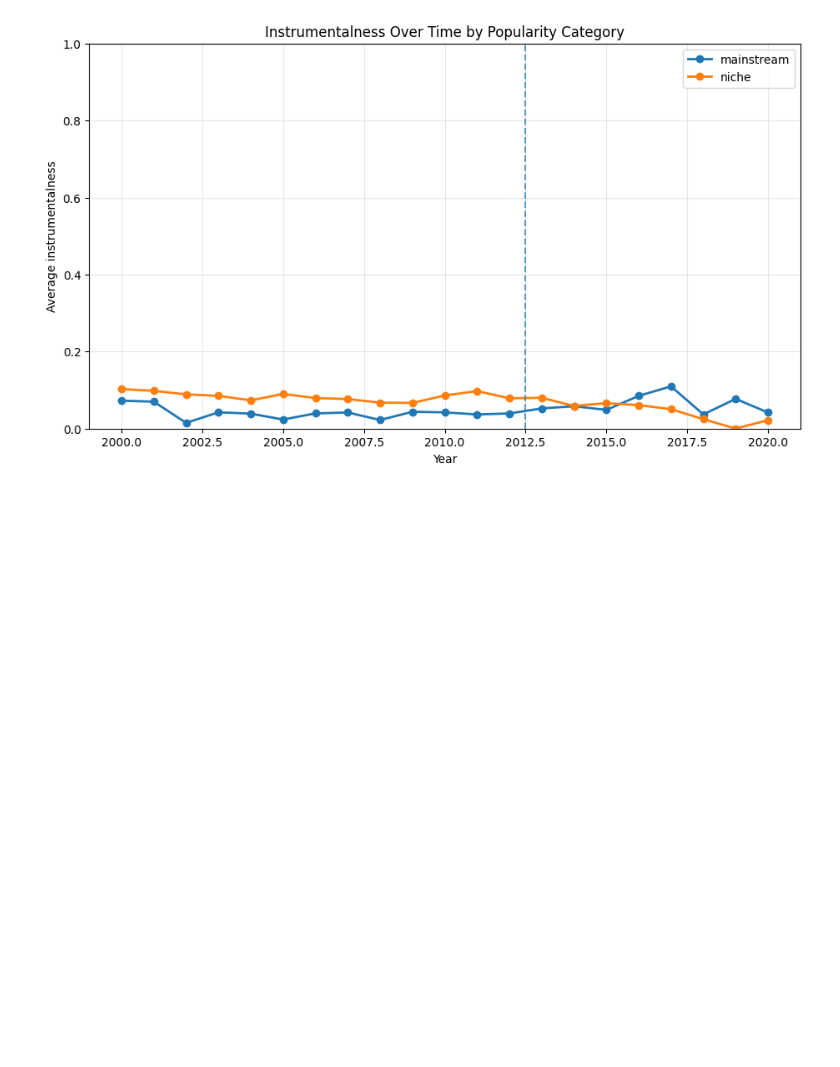
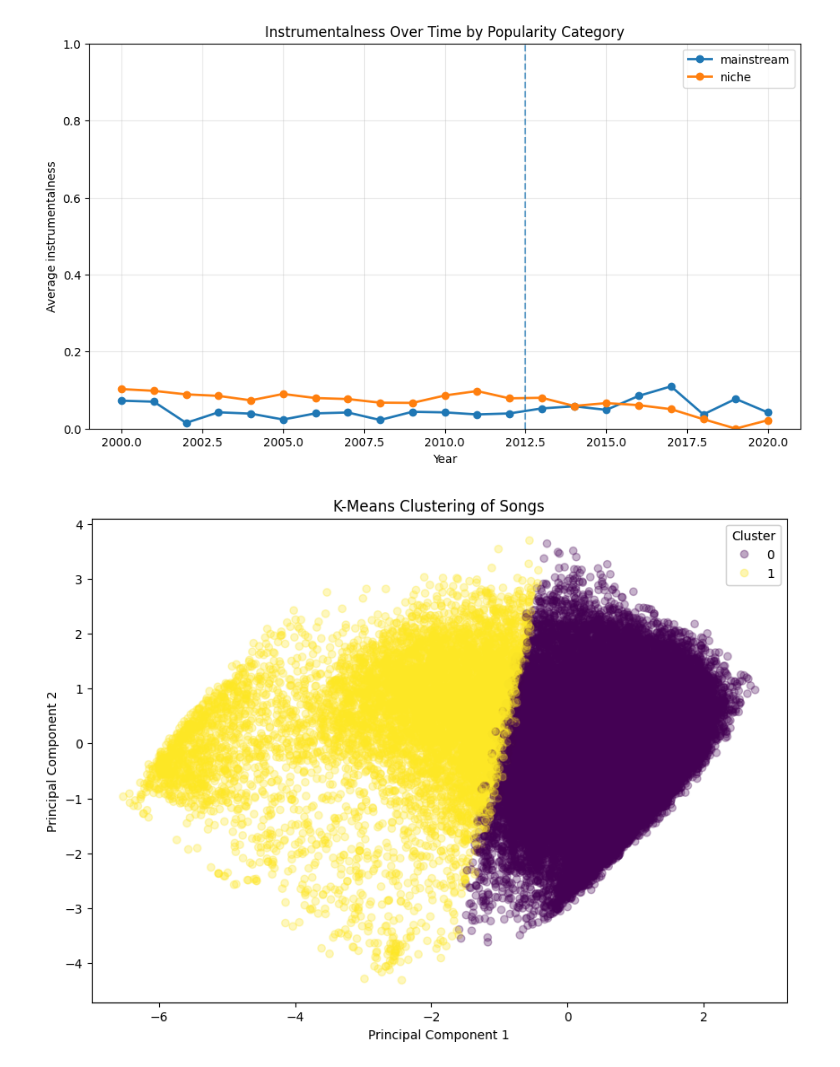
Before and after one commit to ofredrickson/music_trends, a Jupyter notebook: datascience_final.ipynb, the cells around one changed output. Saved outputs shown, nothing was run; the diff lists cells and outputs as text; code cells hidden in the pictures; blank space fills up the shorter version.

Commit message:
added k-means clustering

```diff
--- a/datascience_final.ipynb
+++ b/datascience_final.ipynb
@@ -404,3 +404,58 @@ for feature in features:
 [figure]
 [figure]
 [figure]
+# %%
+#K-means clustering
+from sklearn.cluster import KMeans
+from sklearn.preprocessing import StandardScaler
+from sklearn.decomposition import PCA
+import matplotlib.pyplot as plt
+
+
+#scale features
+scaler = StandardScaler()
+
+X_scaled = scaler.fit_transform(X)
+
+#run k-means
+kmeans = KMeans(
+    n_clusters=2,
+    random_state=42,
+    n_init=10
+)
+
+clusters = kmeans.fit_predict(X_scaled)
+
+#add cluster labels to dataframe
+df['cluster'] = clusters
+
+#pca for visualization
+pca = PCA(n_components=2)
+
+X_pca = pca.fit_transform(X_scaled)
+
+#plot clusters
+plt.figure(figsize=(10,7))
+
+scatter = plt.scatter(
+    X_pca[:,0],
+    X_pca[:,1],
+    c=df['cluster'],
+    cmap='viridis',
+    alpha=0.3
+)
+
+plt.xlabel('Principal Component 1')
+plt.ylabel('Principal Component 2')
+plt.title('K-Means Clustering of Songs')
+
+legend1 = plt.legend(
+    *scatter.legend_elements(),
+    title="Cluster"
+)
+
+plt.gca().add_artist(legend1)
+
+plt.show()
+# %% [output]
+[figure, added]
```
Also changed, not shown: parts of 2 cells of this notebook.
